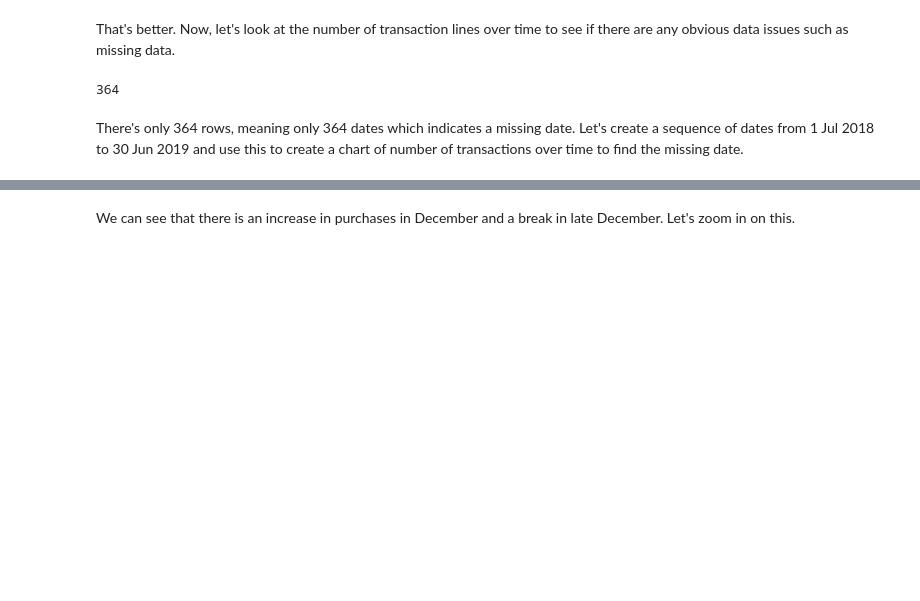
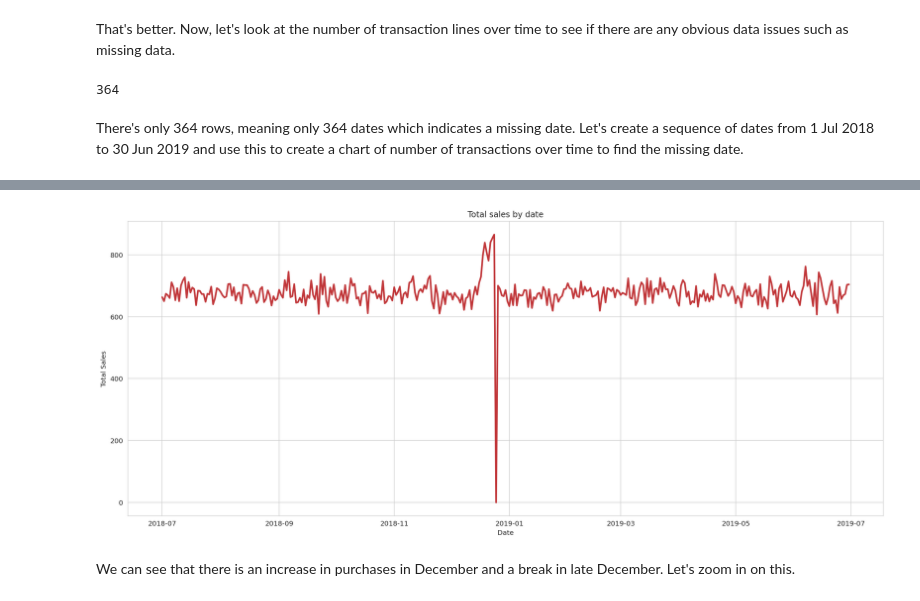
Before and after one commit to quanghuynguyen3007/QuantiumDataAnalyst, a Jupyter notebook: Quantium_part_1.ipynb, the cells around one changed output, grey strips where cells are left out. Drawn from its saved outputs; the diff is of its cells as text; code cells hidden in the pictures; blank space fills up the shorter version.

```diff
--- a/Quantium_part_1.ipynb
+++ b/Quantium_part_1.ipynb
@@ -5,13 +3,18 @@
 # %% [markdown]
 This file is a solution of the Quantium Internship task 1.
 # %%
-## Load required libraries and datasets
+# !pip install datatable
+# !pip install jupyterlab ipywidgets
 import pandas as pd
 import numpy as np
-import plotly.express as px
-from plotly.subplots import make_subplots
-import plotly.graph_objects as go
+import datatable as dt
+import seaborn as sns
+import matplotlib.pyplot as plt
+from google.colab import drive
+drive.mount('/content/drive')
 import re
+sns.set_style("whitegrid")
+sns.set_palette("RdBu")
 
-customerData = pd.read_csv('/content/drive/MyDrive/Colab Notebooks/Quantium/Task1/QVI_purchase_behaviour.csv')
-transactionData = pd.read_excel('/content/drive/MyDrive/Colab Notebooks/Quantium/Task1/QVI_transaction_data.xlsx')
+customerData = dt.fread('/content/drive/MyDrive/Colab Notebooks/Quantium/Task1/QVI_purchase_behaviour.csv').to_pandas()
+transactionData = dt.fread('/content/drive/MyDrive/Colab Notebooks/Quantium/Task1/QVI_transaction_data.xlsx').to_pandas()
@@ -219,9 +224,10 @@ chart of number of transactions over time to find the missing date.
 transactions_by_date = transactionData.groupby(['DATE'])['TOT_SALES'].count()
 idx = pd.date_range('2018-07-01', '2019-06-30')
 transactions_by_date = transactions_by_date.reindex(idx, fill_value=0)
-fig = px.line(transactions_by_date,
-              title="Total sales by date",
-              labels={'value': 'Date', 'index':'Total Sales'},
-              template='plotly_dark')
-fig.show()
+plt.subplots(figsize=(20,8), dpi=144)
+sns.lineplot(data=transactions_by_date, palette="tab10", linewidth=2.5)
+plt.title("Total sales by date")
+plt.xlabel("Date")
+plt.ylabel('Total Sales')
+plt.show()
 # %% [output]
@@ -229,3 +234,4 @@ fig.show()
+[figure, added]
 # %% [markdown]
 We can see that there is an increase in purchases in December and a break in late
 December. Let's zoom in on this.
```
Also changed, not shown: parts of 37 cells of this notebook, 1 other file.
